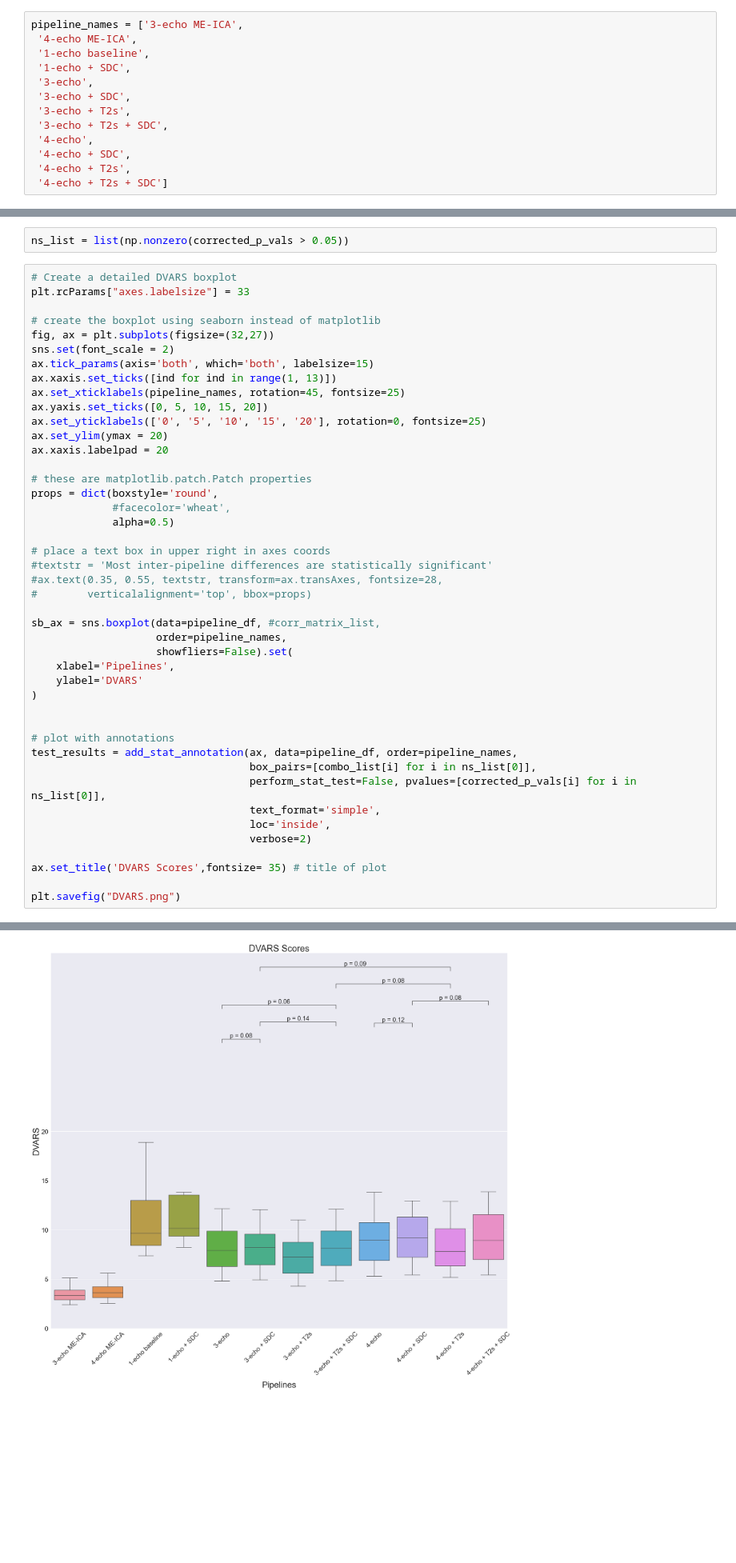
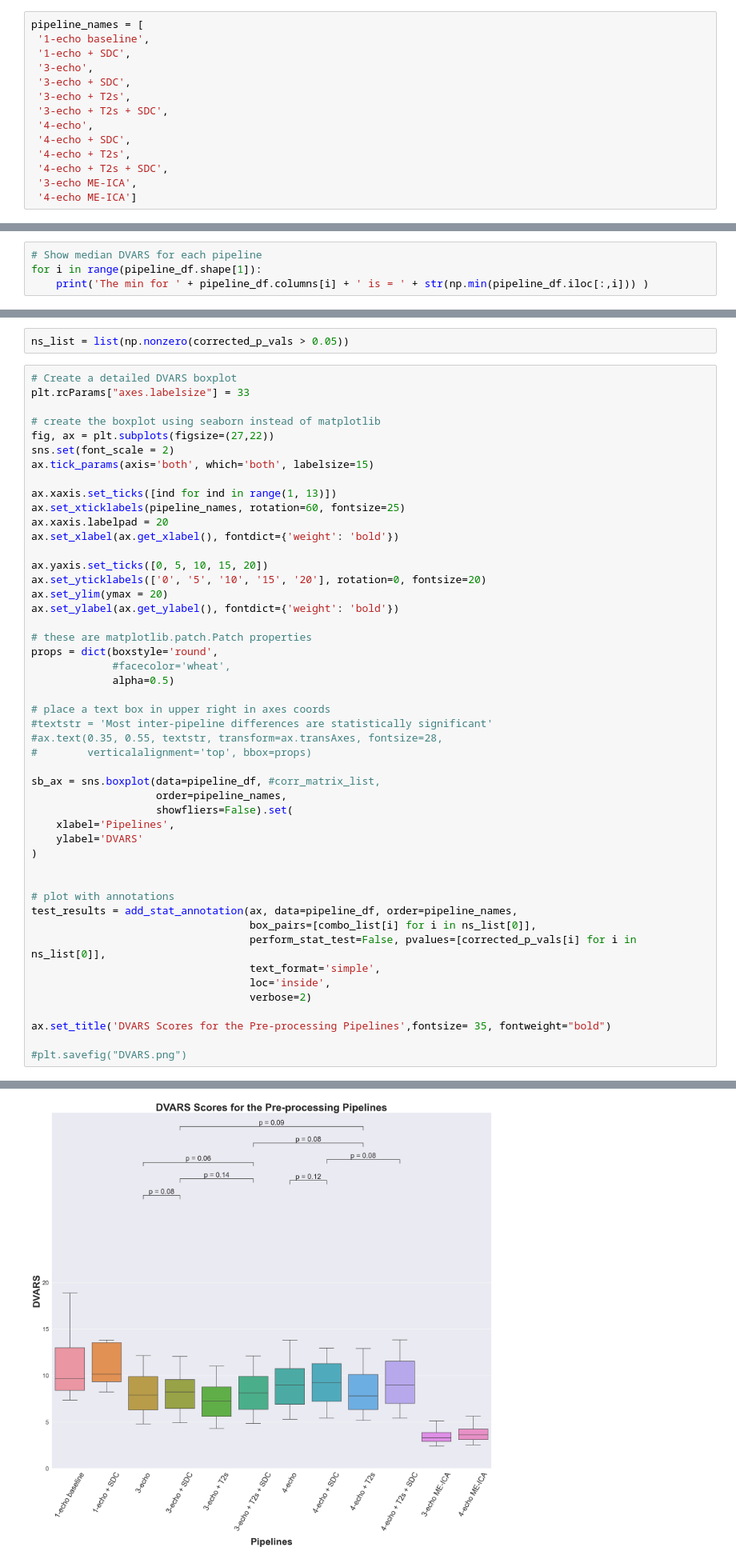
Before and after one commit to misho-dimitrov/Motion_Correction_rs-fMRI, a Jupyter notebook: src/calc_dvars.ipynb, the cells around one changed output, grey strips where cells are left out. Shown: that part at 80% size. Saved outputs shown, nothing was run; the diff lists cells and outputs as text; blank space fills up the shorter version.

Commit message:
Changed the figures slightly

```diff
--- a/src/calc_dvars.ipynb
+++ b/src/calc_dvars.ipynb
@@ -147,8 +147,7 @@ for n in range(12):
 [figure]
 [figure]
 # %%
-pipeline_names = ['3-echo ME-ICA',
- '4-echo ME-ICA',
+pipeline_names = [
  '1-echo baseline',
  '1-echo + SDC',
  '3-echo',
@@ -158,7 +157,9 @@ pipeline_names = ['3-echo ME-ICA',
  '4-echo',
  '4-echo + SDC',
  '4-echo + T2s',
- '4-echo + T2s + SDC']
+ '4-echo + T2s + SDC',
+ '3-echo ME-ICA',
+ '4-echo ME-ICA']
 # %%
 # Create a simple DVARS boxplot
 # https://matplotlib.org/3.1.1/api/_as_gen/matplotlib.pyplot.boxplot.html
@@ -223,0 +225,4 @@ pipeline_df
+# %%
+# Show median DVARS for each pipeline
+for i in range(pipeline_df.shape[1]):
+    print('The min for ' + pipeline_df.columns[i] + ' is = ' + str(np.min(pipeline_df.iloc[:,i])) )
@@ -320,15 +338,19 @@ ns_list = list(np.nonzero(corrected_p_vals > 0.05))
 plt.rcParams["axes.labelsize"] = 33
 
 # create the boxplot using seaborn instead of matplotlib
-fig, ax = plt.subplots(figsize=(32,27))
+fig, ax = plt.subplots(figsize=(27,22))
 sns.set(font_scale = 2)
 ax.tick_params(axis='both', which='both', labelsize=15)
+
 ax.xaxis.set_ticks([ind for ind in range(1, 13)])
-ax.set_xticklabels(pipeline_names, rotation=45, fontsize=25)
+ax.set_xticklabels(pipeline_names, rotation=60, fontsize=25)
+ax.xaxis.labelpad = 20
+ax.set_xlabel(ax.get_xlabel(), fontdict={'weight': 'bold'})
+
 ax.yaxis.set_ticks([0, 5, 10, 15, 20])
-ax.set_yticklabels(['0', '5', '10', '15', '20'], rotation=0, fontsize=25)
+ax.set_yticklabels(['0', '5', '10', '15', '20'], rotation=0, fontsize=20)
 ax.set_ylim(ymax = 20)
-ax.xaxis.labelpad = 20
+ax.set_ylabel(ax.get_ylabel(), fontdict={'weight': 'bold'})
 
 # these are matplotlib.patch.Patch properties
 props = dict(boxstyle='round',
@@ -356,9 +378,9 @@ test_results = add_stat_annotation(ax, data=pipeline_df, order=pipeline_names,
                                    loc='inside',
                                    verbose=2)
 
-ax.set_title('DVARS Scores',fontsize= 35) # title of plot
+ax.set_title('DVARS Scores for the Pre-processing Pipelines',fontsize= 35, fontweight="bold")
 
-plt.savefig("DVARS.png")
+#plt.savefig("DVARS.png")
 # %% [output]
 3-echo v.s. 3-echo + SDC: Custom statistical test, P_val:8.215e-02
 4-echo v.s. 4-echo + SDC: Custom statistical test, P_val:1.241e-01
@@ -370 +393 @@ plt.savefig("DVARS.png")
-[figure, old version]
+[figure, new version]
```
Also changed, not shown: parts of 10 cells of this notebook, 4 other files.
